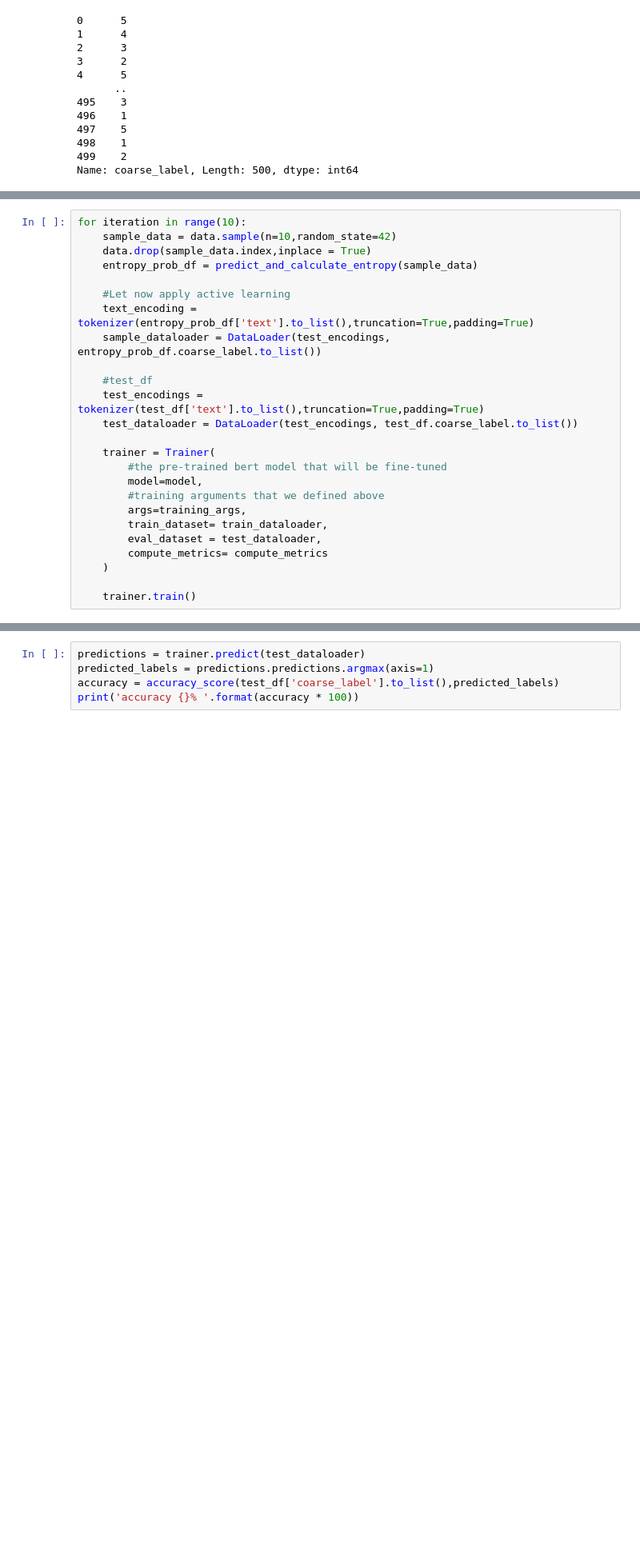
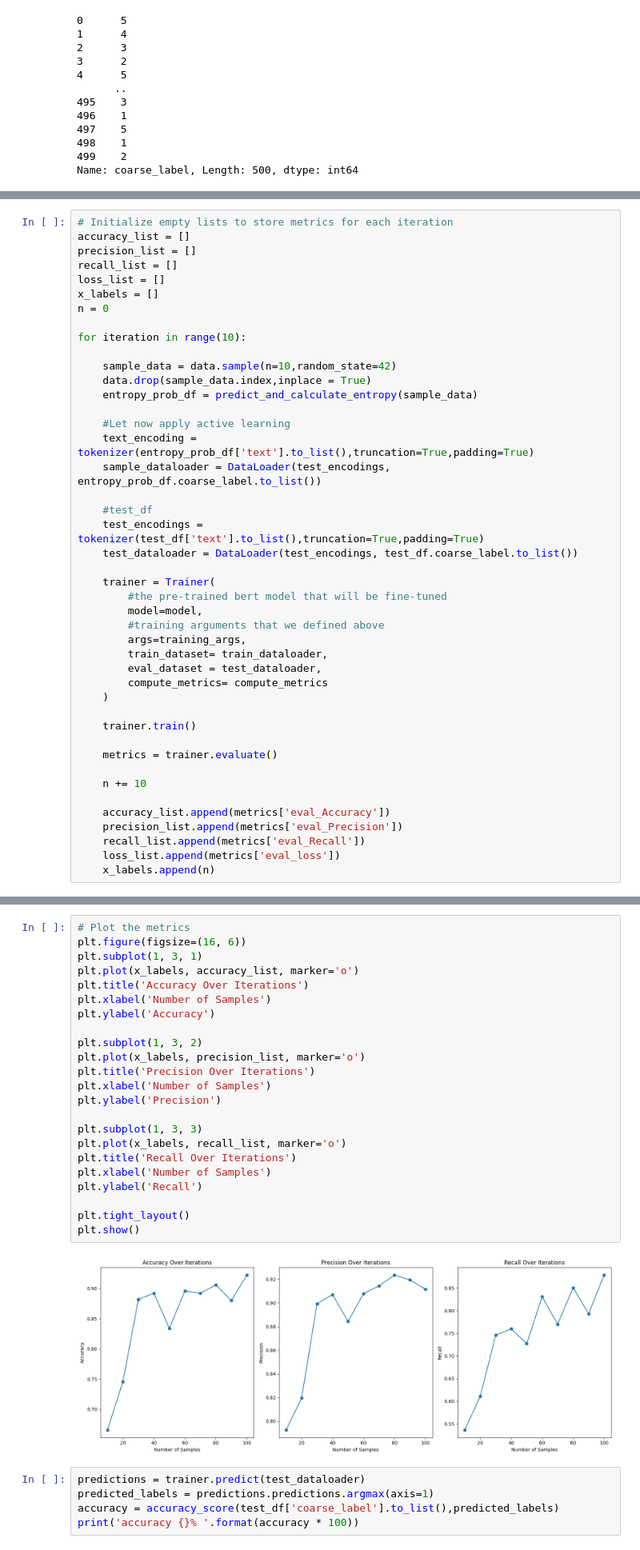
Before and after one commit to iiWhiteii/Anote-Text-Classification, a Jupyter notebook: ActiveLearning_Bert.ipynb, the cells around one changed output, grey strips where cells are left out. Shown at 80% size. Cells and saved outputs as stored; diff of their text form; blank space fills up the shorter version.

```diff
--- a/ActiveLearning_Bert.ipynb
+++ b/ActiveLearning_Bert.ipynb
@@ -260,7 +258,16 @@ def finetune_and_train(data):
 
     trainer.train()
 # %%
+# Initialize empty lists to store metrics for each iteration
+accuracy_list = []
+precision_list = []
+recall_list = []
+loss_list = []
+x_labels = []
+n = 0
+
 for iteration in range(10):
+
     sample_data = data.sample(n=10,random_state=42)
     data.drop(sample_data.index,inplace = True)
     entropy_prob_df = predict_and_calculate_entropy(sample_data)
@@ -284,4 +291,14 @@ for iteration in range(10):
     )
 
     trainer.train()
+
+    metrics = trainer.evaluate()
+
+    n += 10
+
+    accuracy_list.append(metrics['eval_Accuracy'])
+    precision_list.append(metrics['eval_Precision'])
+    recall_list.append(metrics['eval_Recall'])
+    loss_list.append(metrics['eval_loss'])
+    x_labels.append(n)
 # %% [output]
@@ -306,4 +323,29 @@ for iteration in range(10):
 ... (8 outputs left out)
+# %%
+# Plot the metrics
+plt.figure(figsize=(16, 6))
+plt.subplot(1, 3, 1)
+plt.plot(x_labels, accuracy_list, marker='o')
+plt.title('Accuracy Over Iterations')
+plt.xlabel('Number of Samples')
+plt.ylabel('Accuracy')
+
+plt.subplot(1, 3, 2)
+plt.plot(x_labels, precision_list, marker='o')
+plt.title('Precision Over Iterations')
+plt.xlabel('Number of Samples')
+plt.ylabel('Precision')
+
+plt.subplot(1, 3, 3)
+plt.plot(x_labels, recall_list, marker='o')
+plt.title('Recall Over Iterations')
+plt.xlabel('Number of Samples')
+plt.ylabel('Recall')
+
+plt.tight_layout()
+plt.show()
+# %% [output]
+[figure, added]
 # %%
 predictions = trainer.predict(test_dataloader)
 predicted_labels = predictions.predictions.argmax(axis=1)
```
Also changed, not shown: parts of 11 cells of this notebook.
